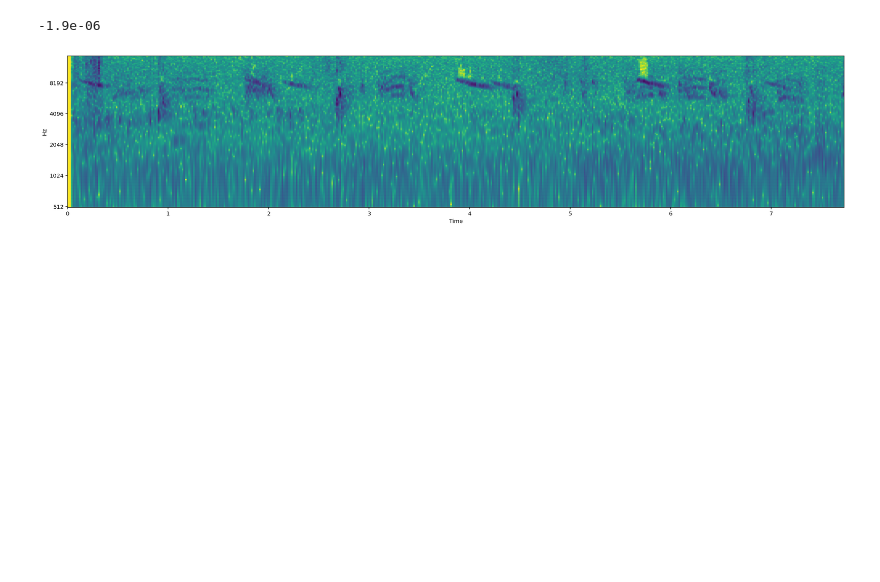
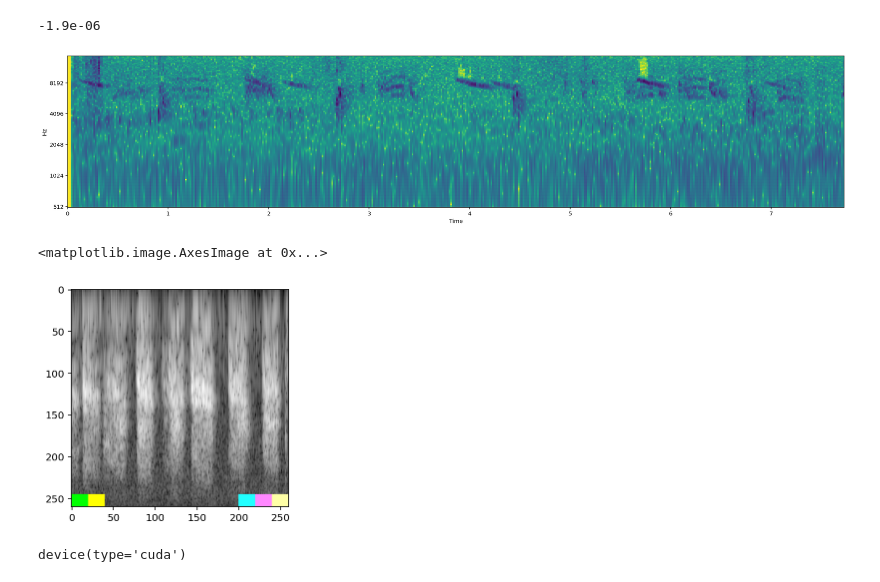
Before and after one commit to ntatanko/Birds_kaggle_2021, a Jupyter notebook: sandbox/generator.ipynb, the cells around one changed output. Drawn from its saved outputs; the diff is of its cells as text; code cells hidden in the pictures; blank space fills up the shorter version.

```diff
--- a/sandbox/generator.ipynb
+++ b/sandbox/generator.ipynb
@@ -741,0 +986,4 @@ class MEL_Generator:
+# %%
+all_audio_sample["row_id"] = all_audio_sample["row_id"].str.replace(".ogg_", "_")
+# %%
+all_audio_sample = all_audio_sample.reset_index(drop=True)
@@ -741,0 +1344,3 @@ class MEL_Generator:
+# %%
+for i in tqdm(range(35,37)):
+    a = gen1.__getitem__(i)
@@ -741,0 +1350,13 @@ class MEL_Generator:
+# %%
+for i in tqdm(range(35,37)):
+    a = gen11.__getitem__(i)
+# %%
+plt.imshow(a[0][0])
+# %% [output]
+<matplotlib.image.AxesImage at 0x...>
+[figure, added]
+# %%
+d = torch.device('cuda' if torch.cuda.is_available() else 'cpu')
+d
+# %% [output]
+device(type='cuda')
```
Also changed, not shown: parts of 18 cells of this notebook, 8 other files.
